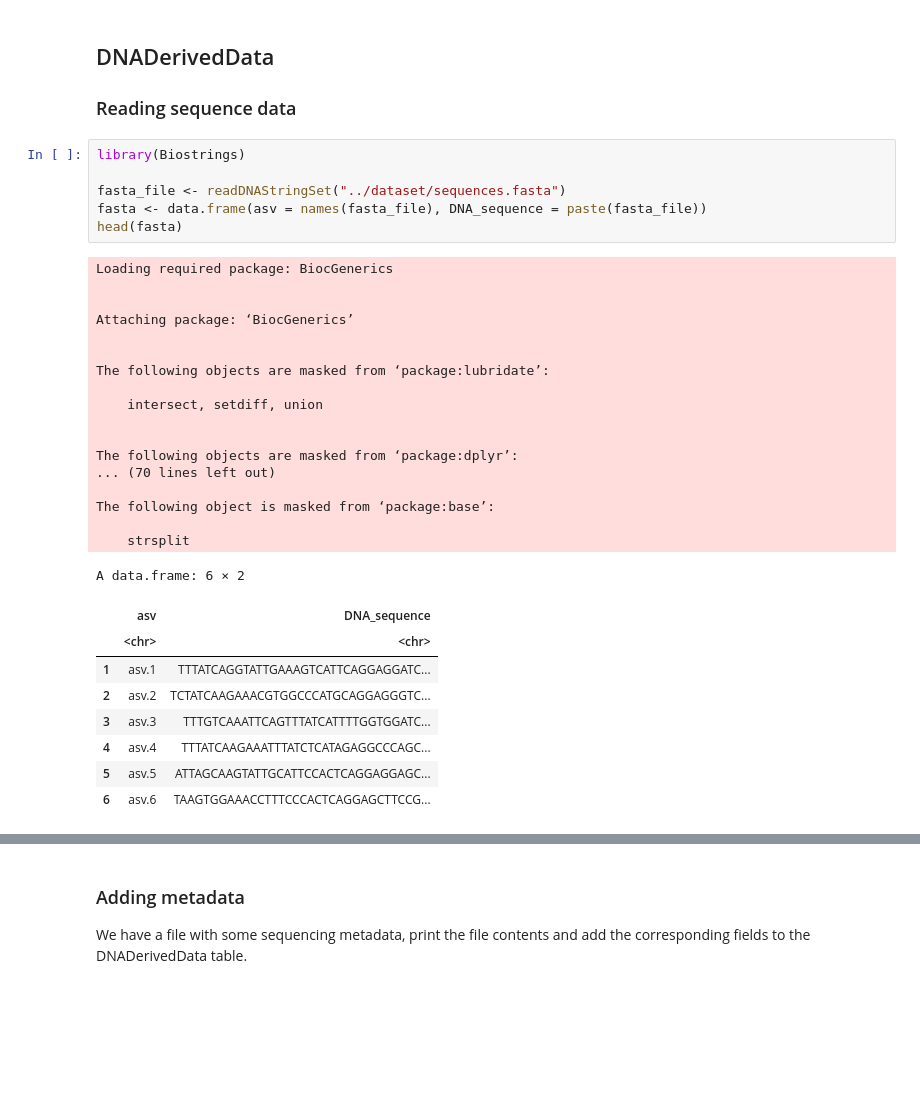
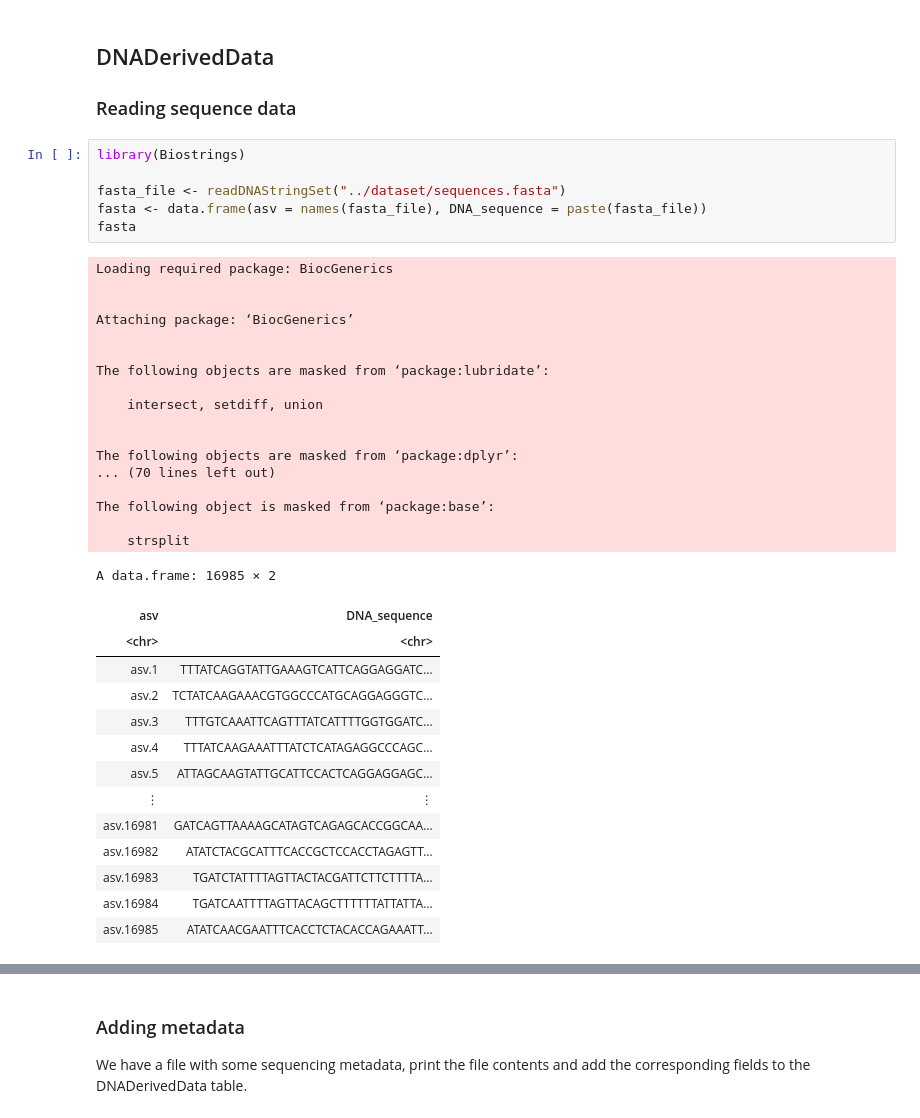
Before and after one commit to iobis/sg-12-dataset, a Jupyter notebook: scripts/pieter.ipynb, the cells around one changed output, grey strips where cells are left out. Drawn from its saved outputs; the diff is of its cells as text; blank space fills up the shorter version.

```diff
--- a/scripts/pieter.ipynb
+++ b/scripts/pieter.ipynb
@@ -514,36 +487,41 @@ A tibble: 6 × 4
 # %%
 library(Biostrings)
 
 fasta_file <- readDNAStringSet("../dataset/sequences.fasta")
 fasta <- data.frame(asv = names(fasta_file), DNA_sequence = paste(fasta_file))
-head(fasta)
+fasta
 # %% [output]
 Loading required package: BiocGenerics
 
 
 Attaching package: ‘BiocGenerics’
 
 
 The following objects are masked from ‘package:lubridate’:
 
     intersect, setdiff, union
 
 
 The following objects are masked from ‘package:dplyr’:
 ... (70 lines left out)
 
 The following object is masked from ‘package:base’:
 
     strsplit
-A data.frame: 6 × 2
+A data.frame: 16985 × 2
-|  | asv | DNA_sequence |
-|  | <chr> | <chr> |
-| 1 | asv.1 | TTTATCAGGTATTGAAAGTCATTCAGGAGGATC... |
-| 2 | asv.2 | TCTATCAAGAAACGTGGCCCATGCAGGAGGGTC... |
-| 3 | asv.3 | TTTGTCAAATTCAGTTTATCATTTTGGTGGATC... |
-| 4 | asv.4 | TTTATCAAGAAATTTATCTCATAGAGGCCCAGC... |
-| 5 | asv.5 | ATTAGCAAGTATTGCATTCCACTCAGGAGGAGC... |
-| 6 | asv.6 | TAAGTGGAAACCTTTCCCACTCAGGAGCTTCCG... |
+| asv | DNA_sequence |
+| <chr> | <chr> |
+| asv.1 | TTTATCAGGTATTGAAAGTCATTCAGGAGGATC... |
+| asv.2 | TCTATCAAGAAACGTGGCCCATGCAGGAGGGTC... |
+| asv.3 | TTTGTCAAATTCAGTTTATCATTTTGGTGGATC... |
+| asv.4 | TTTATCAAGAAATTTATCTCATAGAGGCCCAGC... |
+| asv.5 | ATTAGCAAGTATTGCATTCCACTCAGGAGGAGC... |
+| ⋮ | ⋮ |
+| asv.16981 | GATCAGTTAAAAGCATAGTCAGAGCACCGGCAA... |
+| asv.16982 | ATATCTACGCATTTCACCGCTCCACCTAGAGTT... |
+| asv.16983 | TGATCTATTTTAGTTACTACGATTCTTCTTTTA... |
+| asv.16984 | TGATCAATTTTAGTTACAGCTTTTTTATTATTA... |
+| asv.16985 | ATATCAACGAATTTCACCTCTACACCAGAAATT... |
 # %%
 dna <- occurrence %>%
     select(occurrenceID, asv, concentration = dna) %>%
```
Also changed, not shown: parts of 15 cells of this notebook, 1 other file.
